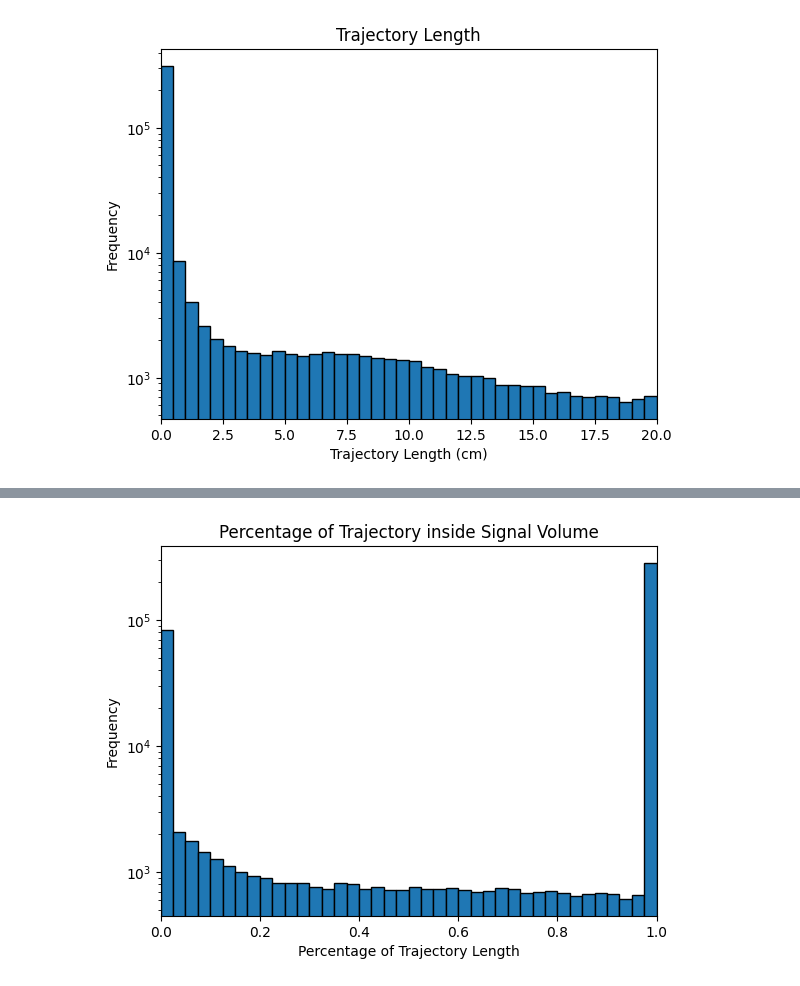
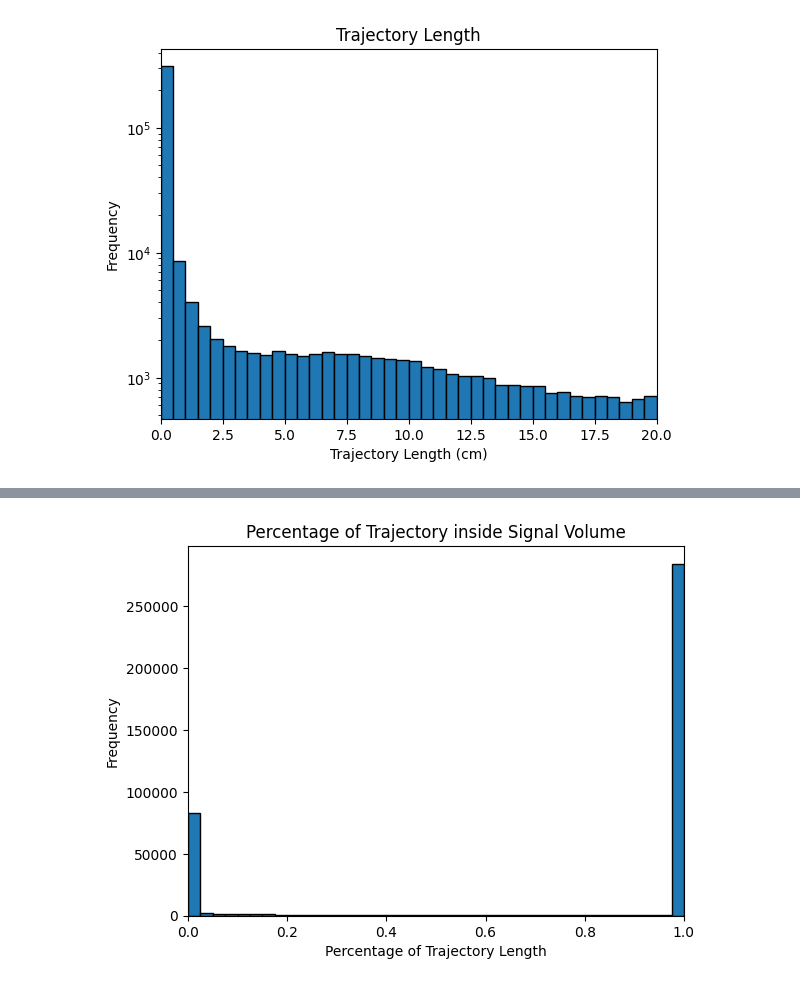
Before and after one commit to vaccarojohn/SNeNDSim, a Jupyter notebook: sim/signal/signal_trajectory_analysis.ipynb, the cells around one changed output, grey strips where cells are left out. Drawn from its saved outputs; the diff is of its cells as text; code cells hidden in the pictures.

```diff
--- a/sim/signal/signal_trajectory_analysis.ipynb
+++ b/sim/signal/signal_trajectory_analysis.ipynb
@@ -64,20 +63,19 @@ plt.show()
 # %%
 # Signal volume ratio plot
 
 # Define bins
 bins = np.arange(0, 1.025, 0.025)
 plt.hist(data['pslengths'], bins=bins, edgecolor='black')
 plt.xlim(0, 1)
 
 # Axis labels
-plt.yscale('log')
 plt.xlabel('Percentage of Trajectory Length')
 plt.ylabel('Frequency')
 plt.title('Percentage of Trajectory inside Signal Volume')
 
 plt.show()
 # %% [output]
-[figure, old version]
+[figure, new version]
 # %%
 # Active volume ratio plot
 
```
Also changed, not shown: parts of 2 cells of this notebook, 1 other file.
